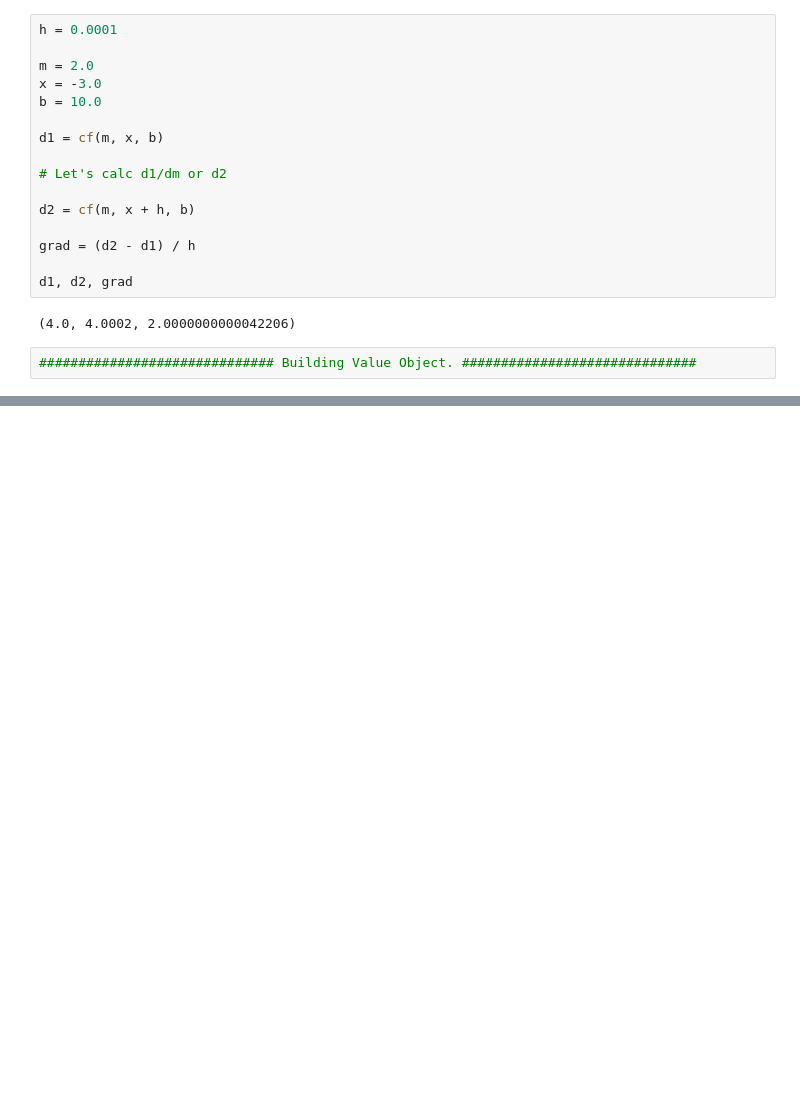
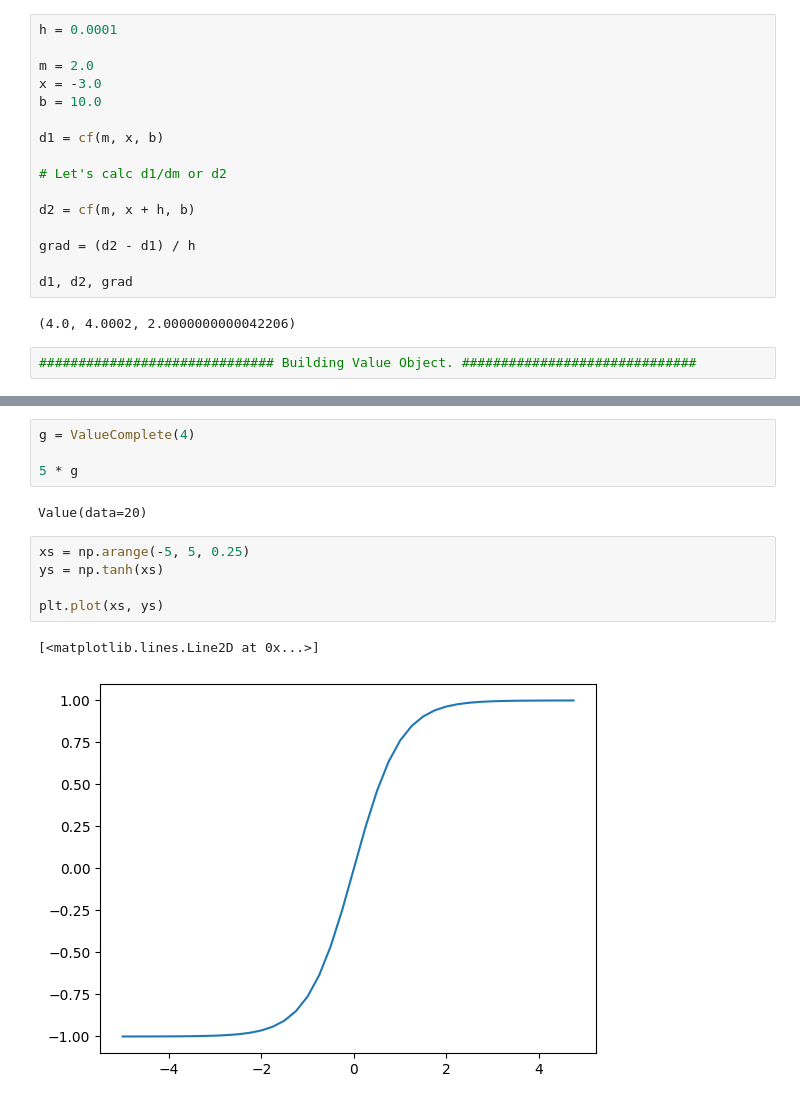
Before and after one commit to MAnfal/ml-refresh, a Jupyter notebook: Friday Talk ML Micro Grad.ipynb, the cells around one changed output, grey strips where cells are left out. Saved outputs shown, nothing was run; the diff lists cells and outputs as text; blank space fills up the shorter version.

```diff
--- a/Friday Talk ML Micro Grad.ipynb
+++ b/Friday Talk ML Micro Grad.ipynb
@@ -81,0 +429,14 @@ class Value:
+# %%
+g = ValueComplete(4)
+
+5 * g
+# %% [output]
+Value(data=20)
+# %%
+xs = np.arange(-5, 5, 0.25)
+ys = np.tanh(xs)
+
+plt.plot(xs, ys)
+# %% [output]
+[<matplotlib.lines.Line2D at 0x...>]
+[figure, added]
```
Also changed, not shown: parts of 26 cells of this notebook, 6 other files.
